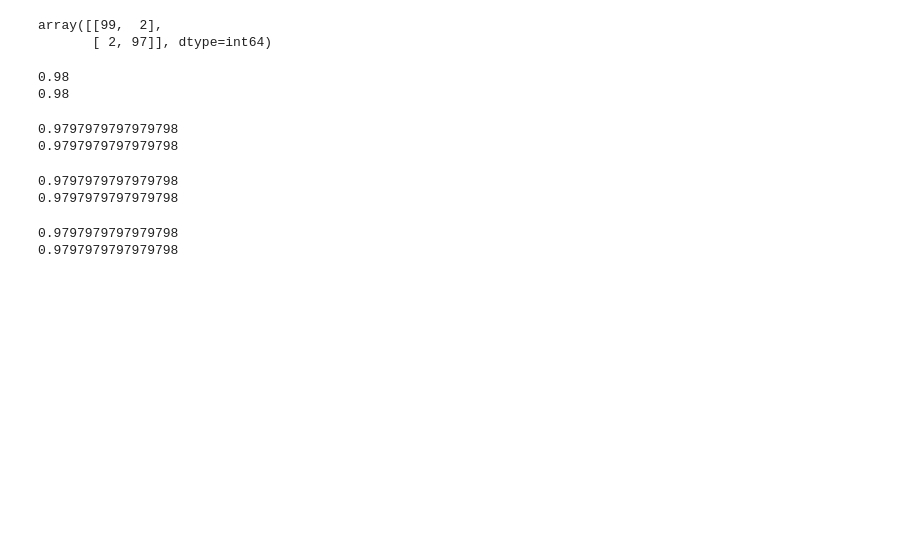
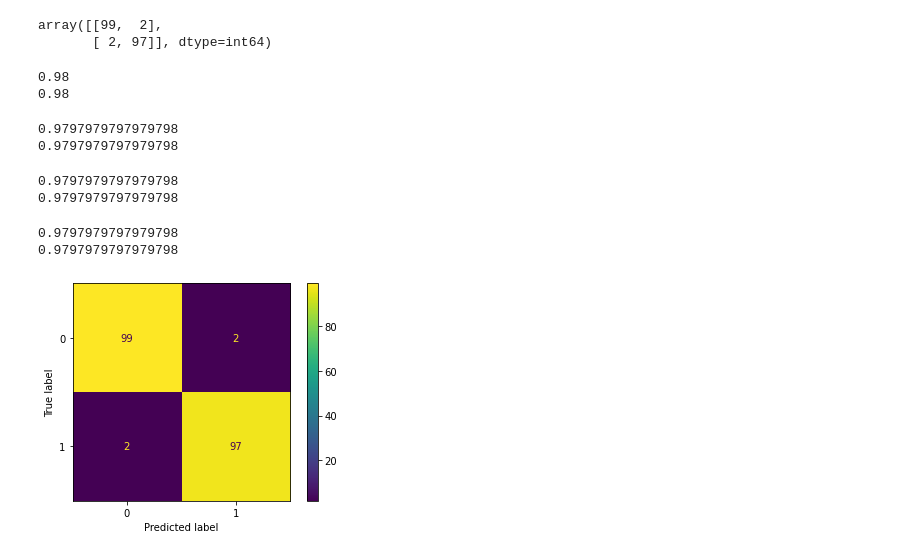
Before and after one commit to kavinda-ravishan/TensorFlow_Developer_Certificate_in_2021_Zero_to_Mastery, a Jupyter notebook: 4. Neural network classification in TensorFlow/23/app.ipynb, the cells around one changed output. Saved outputs shown, nothing was run; the diff lists cells and outputs as text; code cells hidden in the pictures; blank space fills up the shorter version.

Commit message:
displayConfusionMatrix

```diff
--- a/4. Neural network classification in TensorFlow/22/app.ipynb
+++ b/4. Neural network classification in TensorFlow/23/app.ipynb
@@ -241,3 +241,11 @@ print( 2*(precision * recall)/(precision + recall)  )
 # %% [output]
 0.9797979797979798
 0.9797979797979798
+# %%
+from sklearn.metrics import ConfusionMatrixDisplay
+
+disp = ConfusionMatrixDisplay(confusion_matrix=cm)
+disp.plot()
+plt.show()
+# %% [output]
+[figure, added]
```
Also changed, not shown: parts of 4 cells of this notebook.
